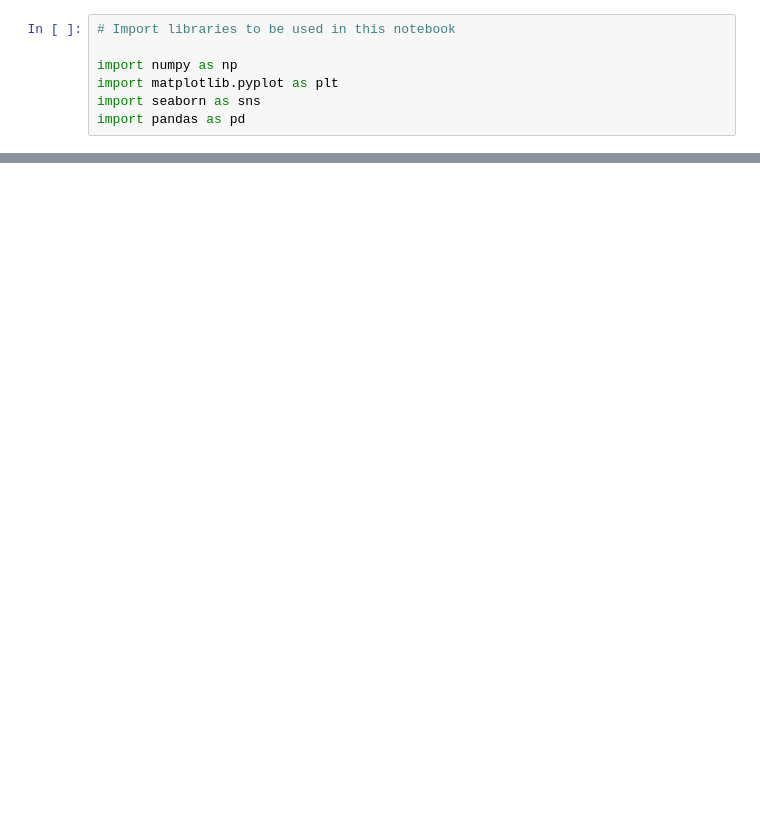
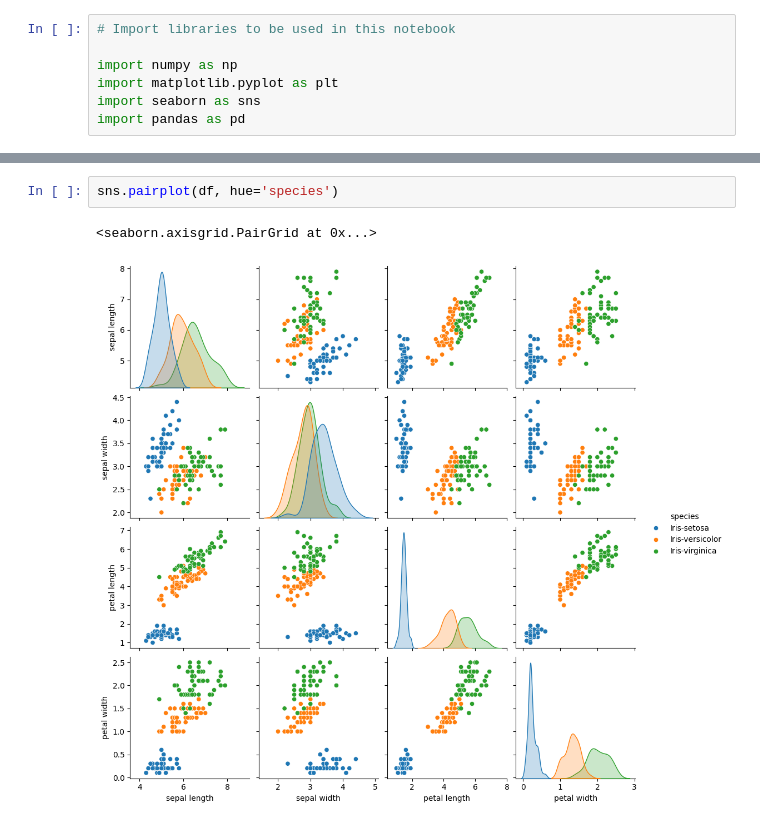
Before and after one commit to tomdbrophy/fund_data_analysis_assessment, a Jupyter notebook: project.ipynb, the cells around one changed output, grey strips where cells are left out. Drawn from its saved outputs; the diff is of its cells as text; blank space fills up the shorter version.

```diff
--- a/project.ipynb
+++ b/project.ipynb
@@ -21,0 +43,5 @@ df.tail()
+# %%
+sns.pairplot(df, hue='species')
+# %% [output]
+<seaborn.axisgrid.PairGrid at 0x...>
+[figure, added]
```
Also changed, not shown: parts of 8 cells of this notebook.
